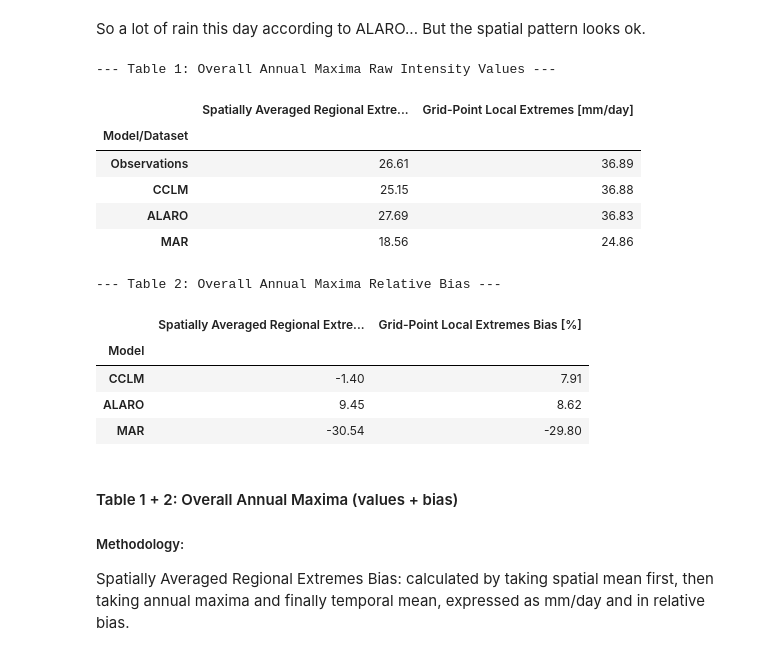
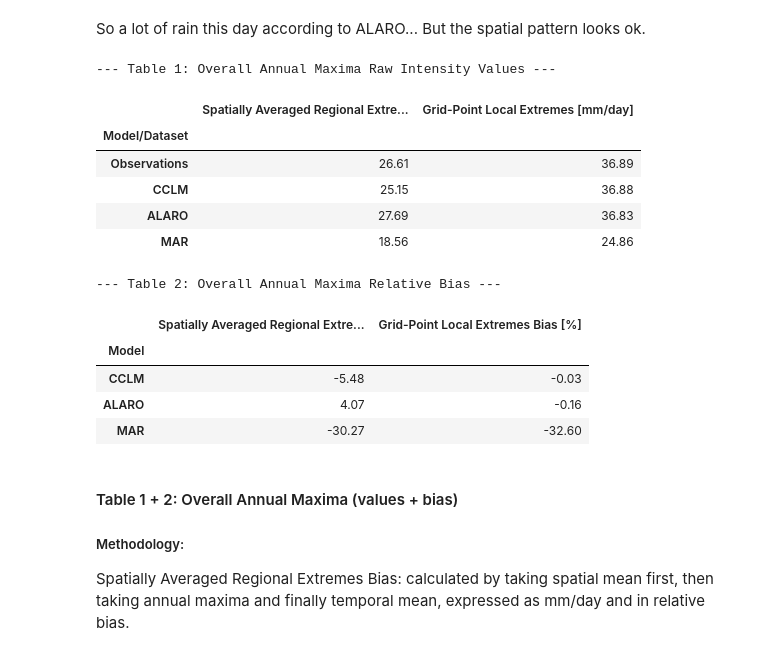
Before and after one commit to msleypen/RMI, a Jupyter notebook: main.ipynb, the cells around one changed output. Cells and saved outputs as stored; diff of their text form; code cells hidden in the pictures.

Commit message:
Fixed bug table1,2

```diff
--- a/main.ipynb
+++ b/main.ipynb
@@ -349,7 +349,10 @@ for i, name in enumerate(models.keys(), start=1):
     bias_sdii = ((sdii_models[name] - sdii_obs) / sdii_obs) * 100
     bias_sdii.attrs['long_name'] = 'Relative Bias'
     bias_sdii.attrs['units'] = '%'
-    bias_sdii.plot(cmap='RdBu_r', vmin=-30, vmax=30)
+    if name == 'MAR':
+        bias_sdii.plot(cmap='Reds_r')
+    else:
+        bias_sdii.plot(cmap='RdBu', vmin=-20, vmax=20)
     plt.title(f'{name} SDII Relative Bias')
 
 plt.tight_layout()
@@ -583,7 +586,10 @@ for i, (name, mean_max_model) in enumerate(mean_max_models.items(), start=1):
     bias.attrs['long_name'] = 'Relative Bias'
     bias.attrs['units'] = '%'
 
-    bias.plot(cmap='RdBu_r')
+    if name == 'MAR':
+        bias.plot(cmap='Reds_r')
+    else:
+        bias.plot(cmap='RdBu', vmin=-25, vmax=25)
     plt.title(f'{name} Relative Bias')
 
 plt.tight_layout()
@@ -621,7 +627,7 @@ for name, spatial_mean_max_models in spatial_mean_max_models_dict.items():
     model_plot = spatial_mean_max_models.assign_coords(time=spatial_mean_max_models.time.dt.year)
     model_plot.plot(label=name, color=colors[name], marker='s', linewidth=2, markersize=5)
 
-plt.title('Timeseries of Spatially Meaned Annual Maxima (1985–2022)')
+plt.title('Timeseries of Spatially Averaged Annual Maxima (1985–2022)')
 plt.ylabel('Precipitation (mm/day)')
 plt.grid(True, linestyle='--', alpha=0.6)
 plt.legend()
@@ -637,7 +643,7 @@ for name, spatial_mean_max_models in spatial_mean_max_models_dict.items():
     yearly_bias = ((spatial_mean_max_models - spatial_mean_max_obs) / spatial_mean_max_obs) * 100
 
     # Assign attributes to yearly_bias so the plot labels itself correctly
-    yearly_bias.attrs['long_name'] = 'Spatially Meaned Relative Bias'
+    yearly_bias.attrs['long_name'] = 'Spatially Averaged Relative Bias'
     yearly_bias.attrs['units'] = '%'
 
     # Clean up the time coordinate to show just the year on the X-axis
@@ -646,7 +652,7 @@ for name, spatial_mean_max_models in spatial_mean_max_models_dict.items():
     # Plot the relative bias using consistent model colors
     yearly_bias.plot(label=name, color=colors[name], marker='o', linewidth=2)
 
-plt.title('Timeseries of Spatially Meaned Relative Bias (1985–2022)')
+plt.title('Timeseries of Spatially Averaged Relative Bias (1985–2022)')
 plt.grid(True, linestyle='--', alpha=0.6)
 plt.legend()
 # %% [output]
@@ -701,11 +707,11 @@ ds_ALARO.pr.sel(time = '2017-06-29').plot()
 # %% [markdown]
 So a lot of rain this day according to ALARO... But the spatial pattern looks ok.
 # %%
-# Initialize lists to store data for both tables
+# --- 1. Initialize the lists (This avoids the NameError!) ---
 raw_summary = []
 combined_bias_summary = []
 
-# --- 1. Compute Raw Values for Observations (Baseline) ---
+# --- 2. Compute Raw Values for Observations (Baseline) ---
 # Column 1 Baseline: Spatial Mean first, then Annual Maxima, then Temporal Mean
 raw_obs_spatial_first = spatial_mean_max_obs.mean(dim='time').item()
 
@@ -720,64 +726,62 @@ raw_summary.append({
 })
 
 
-# --- 2. Compute Raw Values and Biases for All Models ---
+# --- 3. Compute Raw Values and Biases for All Models ---
 for name, ds in models.items():
     # === PATHWAY 1: Spatial Mean first, then Annual Maxima ===
     spatial_mean_max_model = ds.pr.mean(dim=['lat', 'lon']).resample(time='YE').max()
 
-    # Raw value
+    # Raw value (Scalar)
     raw_model_spatial_first = spatial_mean_max_model.mean(dim='time').item()
 
-    # Relative Bias
-    yearly_bias_spatial_first = ((spatial_mean_max_model - spatial_mean_max_obs) / spatial_mean_max_obs) * 100
-    overall_mean_bias_spatial_first = yearly_bias_spatial_first.mean(dim='time').item()
+    # FIX: Calculate Relative Bias using the overall means
+    overall_mean_bias_spatial_first = ((raw_model_spatial_first - raw_obs_spatial_first) / raw_obs_spatial_first) * 100
 
     # === PATHWAY 2: Annual Maxima first, then Spatial Mean ===
     ann_max_model = ds.pr.resample(time='YE').max()
 
-    # Raw value
+    # Raw value (Scalar)
     raw_model_max_first = ann_max_model.mean(dim=['time', 'lat', 'lon']).item()
 
-    # Relative Bias
-    yearly_bias_max_first = ((ann_max_model - ann_max_obs) / ann_max_obs) * 100
-    overall_mean_bias_max_first = yearly_bias_max_first.mean(dim=['time', 'lat', 'lon']).item()
+    # FIX: Calculate Relative Bias using the overall means
+    overall_mean_bias_max_first = ((raw_model_max_first - raw_obs_max_first) / raw_obs_max_first) * 100
 
     # --- Append to respective summary lists ---
     raw_summary.append({
         'Model/Dataset': name,
         'Spatially Averaged Regional Extremes [mm/day]': round(raw_model_spatial_first, 2),
         'Grid-Point Local Extremes [mm/day]': round(raw_model_max_first, 2)
     })
 
     combined_bias_summary.append({
         'Model': name,
         'Spatially Averaged Regional Extremes Bias [%]': round(overall_mean_bias_spatial_first, 2),
         'Grid-Point Local Extremes Bias [%]': round(overall_mean_bias_max_first, 2)
     })
 
 
-# --- 3. Display the DataFrames ---
+# --- 4. Display the DataFrames ---
 print("--- Table 1: Overall Annual Maxima Raw Intensity Values ---")
 df_raw_summary = pd.DataFrame(raw_summary).set_index('Model/Dataset')
 display(df_raw_summary)
 
 print("\n--- Table 2: Overall Annual Maxima Relative Bias ---")
 df_combined_bias = pd.DataFrame(combined_bias_summary).set_index('Model')
 display(df_combined_bias)
 # %% [output]
 --- Table 1: Overall Annual Maxima Raw Intensity Values ---
 |  | Spatially Averaged Regional Extre... | Grid-Point Local Extremes [mm/day] |
 | Model/Dataset |  |  |
 | Observations | 26.61 | 36.89 |
 | CCLM | 25.15 | 36.88 |
 | ALARO | 27.69 | 36.83 |
 | MAR | 18.56 | 24.86 |
 --- Table 2: Overall Annual Maxima Relative Bias ---
 |  | Spatially Averaged Regional Extre... | Grid-Point Local Extremes Bias [%] |
 | Model |  |  |
-| CCLM | -1.40 | 7.91 |
-| ALARO | 9.45 | 8.62 |
-| MAR | -30.54 | -29.80 |
+| CCLM | -5.48 | -0.03 |
+| ALARO | 4.07 | -0.16 |
+| MAR | -30.27 | -32.60 |
 # %% [markdown]
 #### Table 1 + 2: Overall Annual Maxima (values + bias)
 
```
Also changed, not shown: parts of 10 cells of this notebook.
